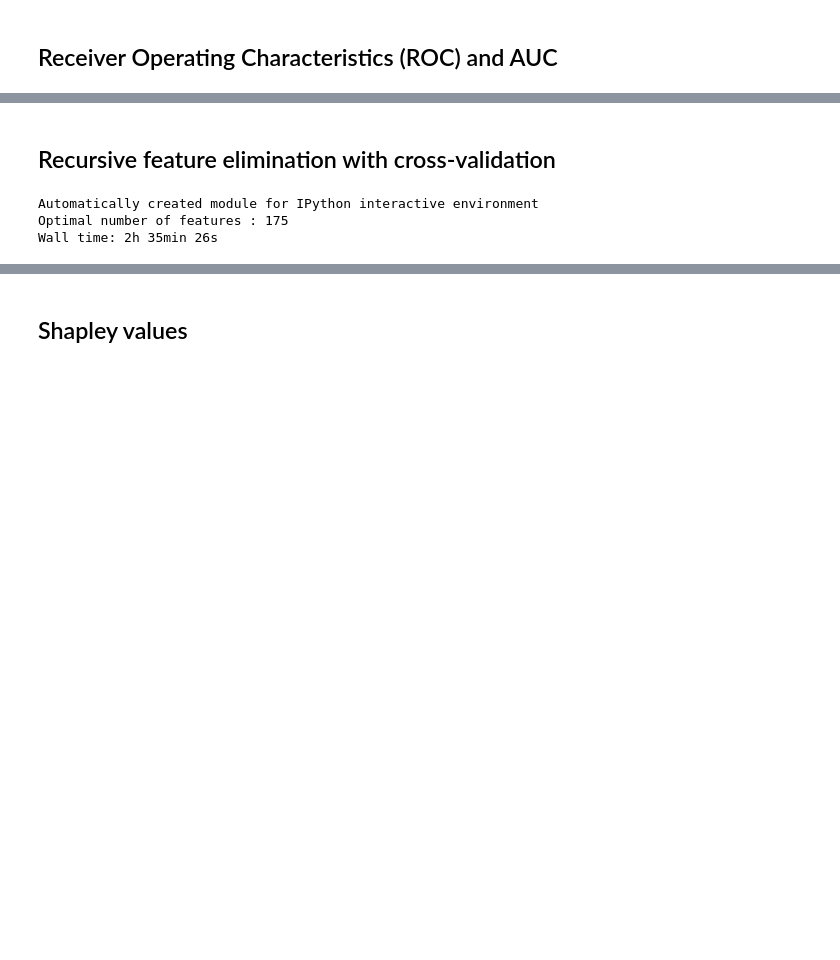
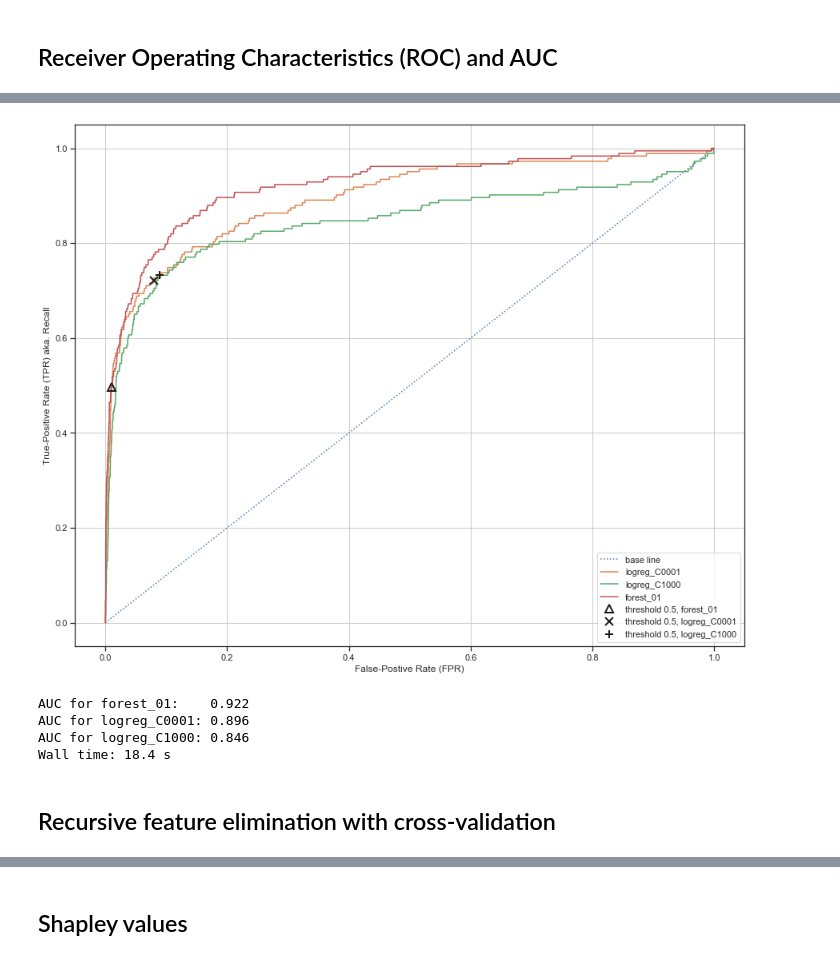
Before and after one commit to apgsga-stc/PredictiveAnalyticsPython, a Jupyter notebook: vkprog_analyse/sales_pred_master.ipynb, the cells around one changed output, grey strips where cells are left out. Drawn from its saved outputs; the diff is of its cells as text; code cells hidden in the pictures; blank space fills up the shorter version.

```diff
--- a/vkprog_analyse/sales_pred_master.ipynb
+++ b/vkprog_analyse/sales_pred_master.ipynb
@@ -591,25 +679,12 @@ AUC for logreg_C1000: 0.846
+# %%
+%%time
+roc_curve_graph(X_test,y_test)
+roc_auc(X_test,y_test)
+# %% [output]
+[figure, added]
+AUC for forest_01:    0.922
+AUC for logreg_C0001: 0.896
+AUC for logreg_C1000: 0.846
+Wall time: 18.4 s
 # %% [markdown]
 ## Recursive feature elimination with cross-validation
-# %%
-%%time
-print(__doc__)
-
-import matplotlib.pyplot as plt
-from sklearn.svm import SVC
-from sklearn.model_selection import StratifiedKFold
-from sklearn.feature_selection import RFECV
-
-
-# Create the RFE object and compute a cross-validated score.
-svc = SVC(kernel="linear")
-# The "accuracy" scoring is proportional to the number of correct
-# classifications
-rfecv = RFECV(estimator=svc, step=1, cv=StratifiedKFold(2),
-              scoring='accuracy')
-rfecv.fit(X_train_balanced, y_train_balanced)
-
-print("Optimal number of features : %d" % rfecv.n_features_)
-# %% [output]
-Automatically created module for IPython interactive environment
-Optimal number of features : 175
-Wall time: 2h 35min 26s
```
Also changed, not shown: parts of 30 cells of this notebook.
